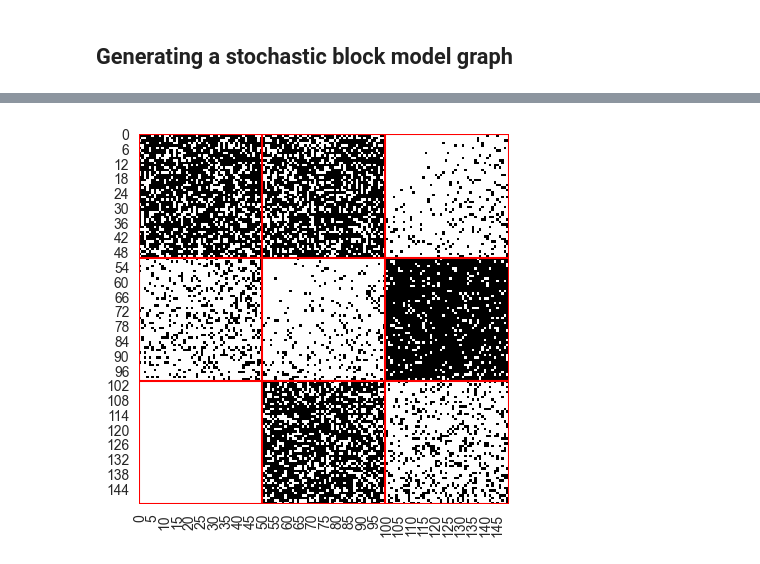
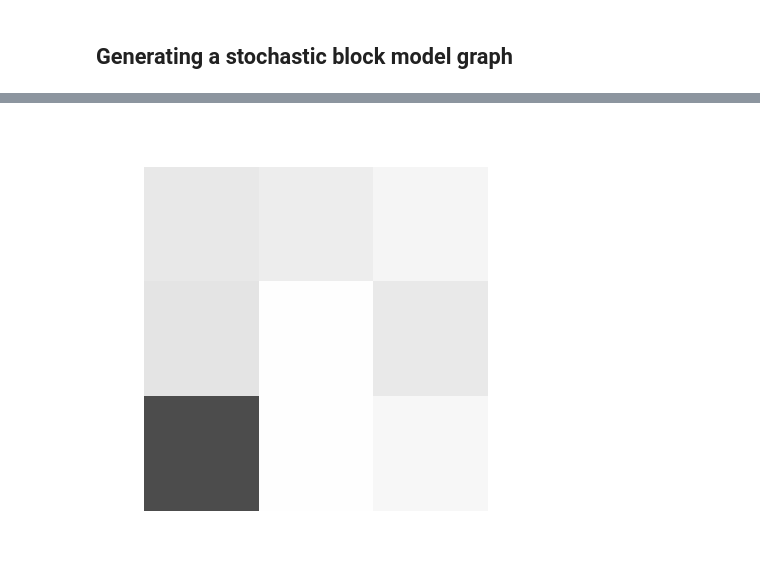
Before and after one commit to aleixalcacer/JA-BIAA-SBM, a Jupyter notebook: simulated_data.ipynb, the cells around one changed output, grey strips where cells are left out. Cells and saved outputs as stored; diff of their text form; code cells hidden in the pictures.

```diff
--- a/simulated_data.ipynb
+++ b/simulated_data.ipynb
@@ -14,2 +15,4 @@ sizes = [N] * k
+# %%
+n_archetypes = (3, 3)
 # %% [markdown]
 ## Generating a stochastic block model graph
@@ -69,16 +19,19 @@ plt.show()
-# %%
-from src.archetypes.visualization.order_data import order_data_hard
-order_a, hlines, vlines = order_data_hard(a, model_sbm)
-
-sns.heatmap(order_a, cmap=cmap, square=True, cbar=False)
-
-for hl in hlines:
-    pass
-    plt.axhline(hl, color="red")
-for vl in vlines:
-    pass
-    plt.axvline(vl, color="red")
-
-plt.show()
-# %% [output]
-[figure, removed]
+# %%
+from archetypes.datasets import make_archetypal_dataset, shuffle_dataset
+from archetypes.visualization import heatmap
+
+# define a numpy generator
+# generator = np.random.default_rng(9)
+generator = np.random.default_rng(24)
+
+
+archetypes = generator.uniform(0, 1, n_archetypes)
+uniform_low = generator.uniform(0, 0.2, n_archetypes)
+uniform_high = generator.uniform(0.75, 1, n_archetypes)
+
+archetypes = np.where(archetypes < 0.8, uniform_low, uniform_high)
+# %%
+heatmap(archetypes, vmin=0, vmax=1)
+plt.show()
+# %% [output]
+[figure, added]
```
Also changed, not shown: parts of 23 cells of this notebook, 37 other files.
